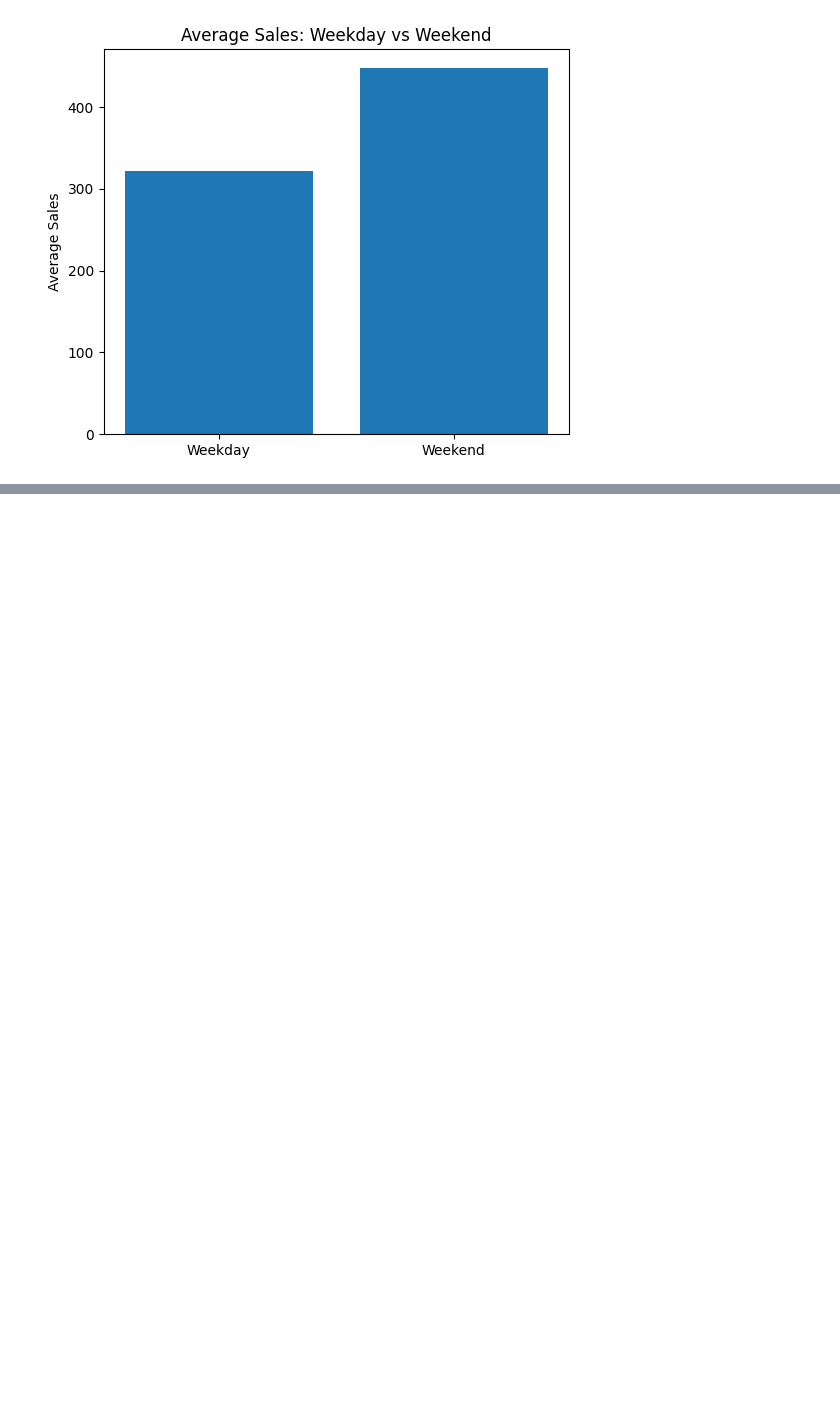
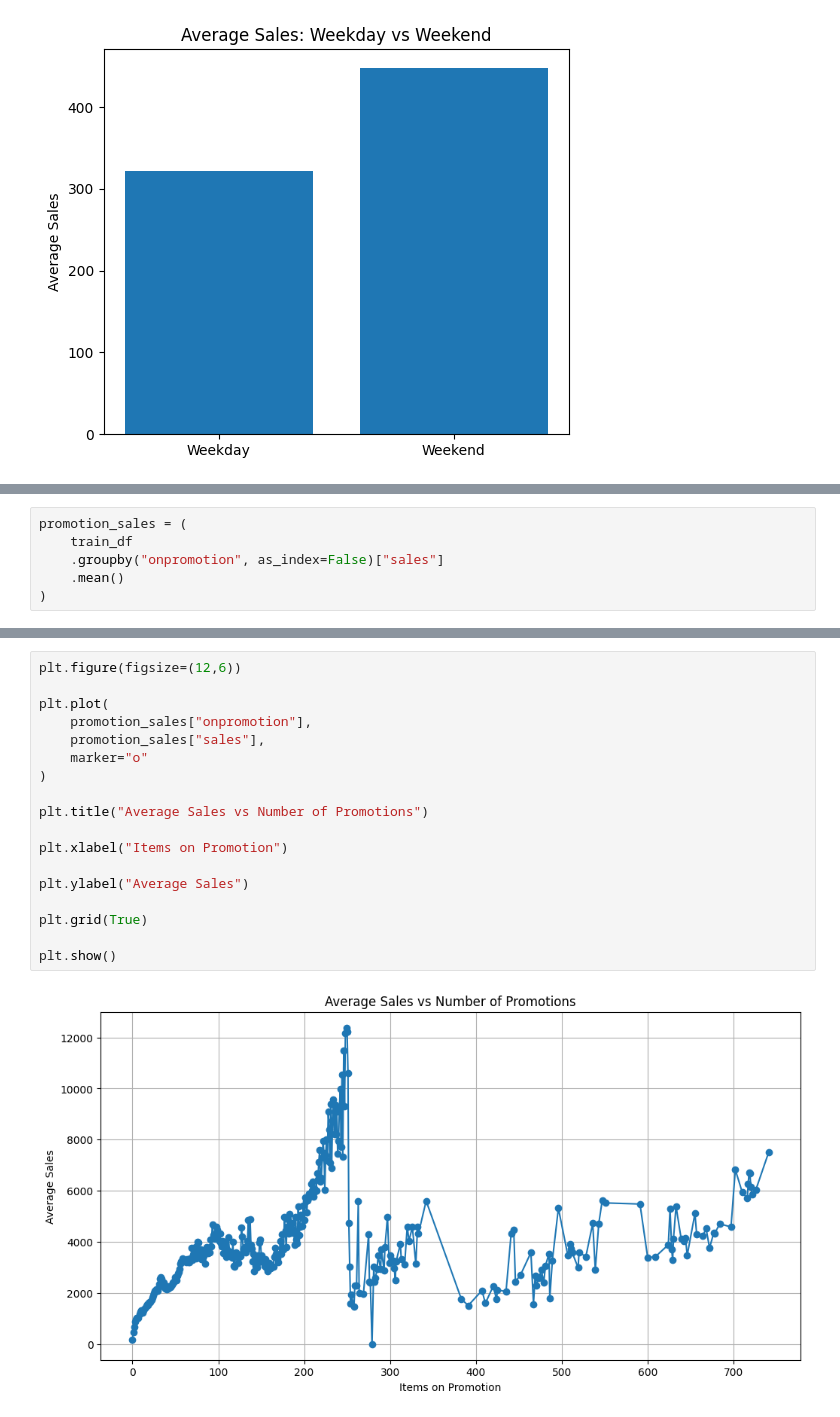
Before and after one commit to Husnain5Khalid/DemandIQ-Smart-demand-forecasting-, a Jupyter notebook: notebooks/01-DataExploration.ipynb, the cells around one changed output, grey strips where cells are left out. Drawn from its saved outputs; the diff is of its cells as text; blank space fills up the shorter version.

```diff
--- a/notebooks/01-DataExploration.ipynb
+++ b/notebooks/01-DataExploration.ipynb
@@ -880,0 +931,6 @@ plt.show()
+# %%
+promotion_sales = (
+    train_df
+    .groupby("onpromotion", as_index=False)["sales"]
+    .mean()
+)
@@ -880,0 +957,20 @@ plt.show()
+# %%
+plt.figure(figsize=(12,6))
+
+plt.plot(
+    promotion_sales["onpromotion"],
+    promotion_sales["sales"],
+    marker="o"
+)
+
+plt.title("Average Sales vs Number of Promotions")
+
+plt.xlabel("Items on Promotion")
+
+plt.ylabel("Average Sales")
+
+plt.grid(True)
+
+plt.show()
+# %% [output]
+[figure, added]
```
Also changed, not shown: parts of 5 cells of this notebook.
